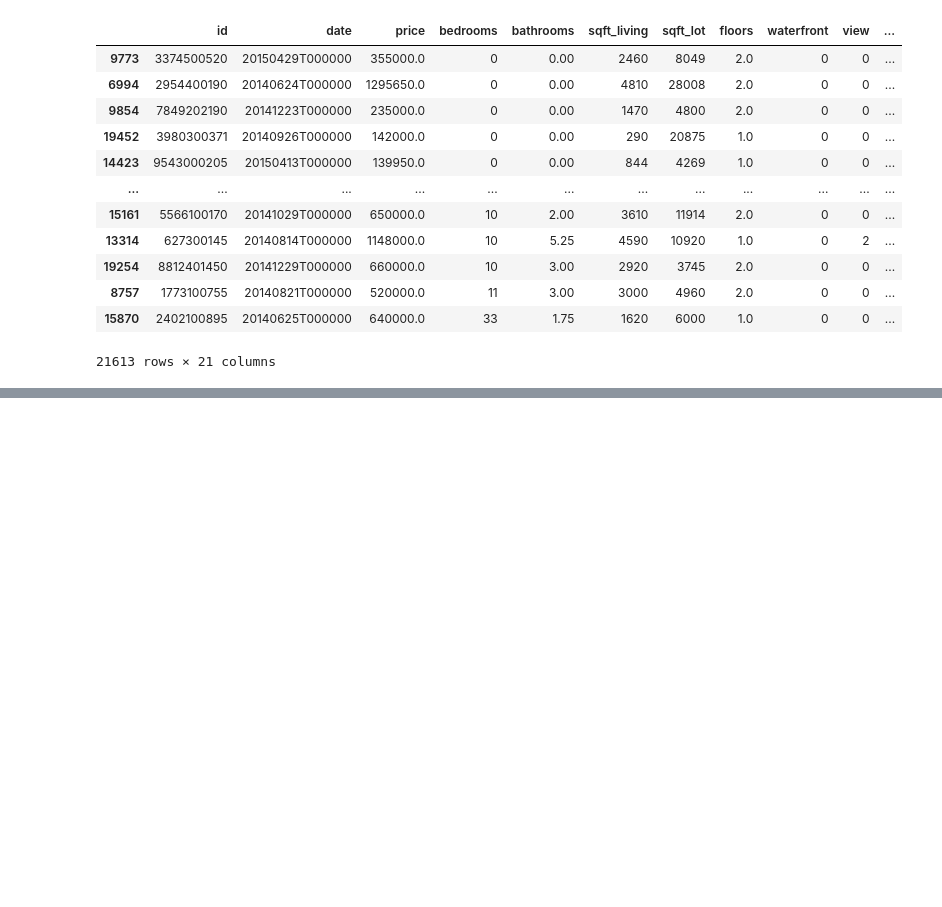
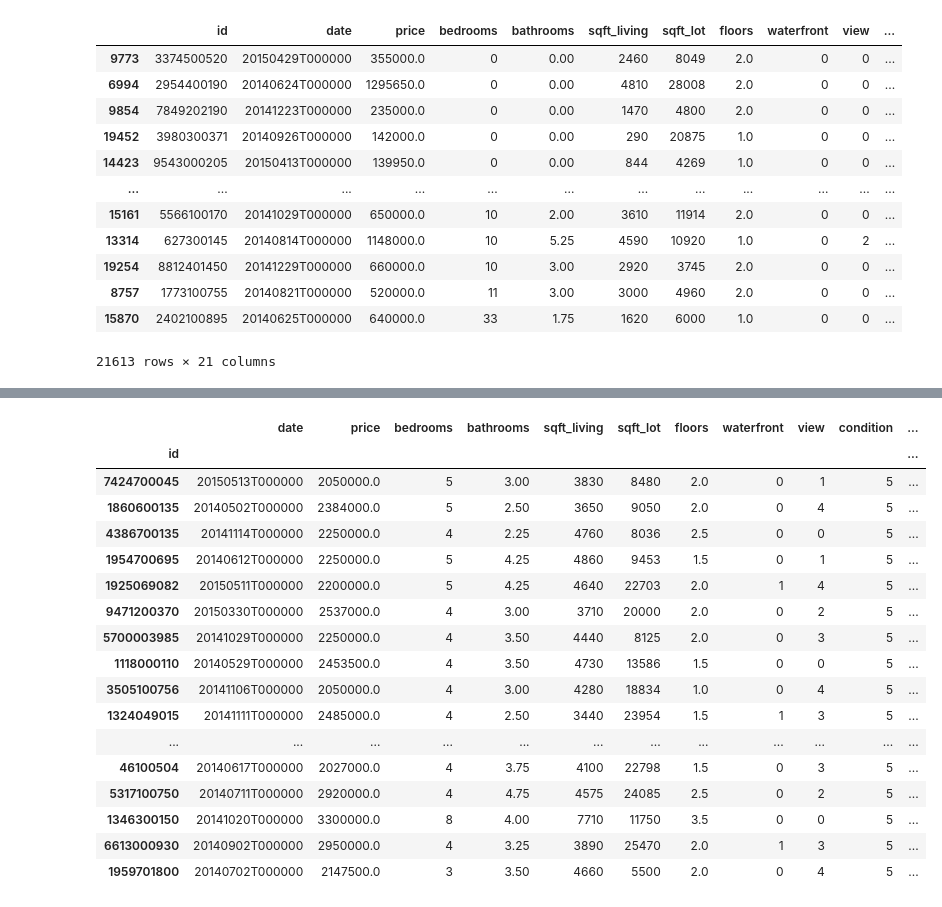
Before and after one commit to avichal077/python-data-science, a Jupyter notebook: pandas.ipynb, the cells around one changed output, grey strips where cells are left out. Cells and saved outputs as stored; diff of their text form; code cells hidden in the pictures; blank space fills up the shorter version.

```diff
--- a/pandas.ipynb
+++ b/pandas.ipynb
@@ -188,0 +572,21 @@ df.sort_values('bedrooms')
+# %%
+df.query('price > 2000000 and condition == 5')
+# %% [output]
+|  | date | price | bedrooms | bathrooms | sqft_living | sqft_lot | floors | waterfront | view | condition | ... |
+| id |  |  |  |  |  |  |  |  |  |  | ... |
+| 7424700045 | 20150513T000000 | 2050000.0 | 5 | 3.00 | 3830 | 8480 | 2.0 | 0 | 1 | 5 | ... |
+| 1860600135 | 20140502T000000 | 2384000.0 | 5 | 2.50 | 3650 | 9050 | 2.0 | 0 | 4 | 5 | ... |
+| 4386700135 | 20141114T000000 | 2250000.0 | 4 | 2.25 | 4760 | 8036 | 2.5 | 0 | 0 | 5 | ... |
+| 1954700695 | 20140612T000000 | 2250000.0 | 5 | 4.25 | 4860 | 9453 | 1.5 | 0 | 1 | 5 | ... |
+| 1925069082 | 20150511T000000 | 2200000.0 | 5 | 4.25 | 4640 | 22703 | 2.0 | 1 | 4 | 5 | ... |
+| 9471200370 | 20150330T000000 | 2537000.0 | 4 | 3.00 | 3710 | 20000 | 2.0 | 0 | 2 | 5 | ... |
+| 5700003985 | 20141029T000000 | 2250000.0 | 4 | 3.50 | 4440 | 8125 | 2.0 | 0 | 3 | 5 | ... |
+| 1118000110 | 20140529T000000 | 2453500.0 | 4 | 3.50 | 4730 | 13586 | 1.5 | 0 | 0 | 5 | ... |
+| 3505100756 | 20141106T000000 | 2050000.0 | 4 | 3.00 | 4280 | 18834 | 1.0 | 0 | 4 | 5 | ... |
+| 1324049015 | 20141111T000000 | 2485000.0 | 4 | 2.50 | 3440 | 23954 | 1.5 | 1 | 3 | 5 | ... |
+| ... | ... | ... | ... | ... | ... | ... | ... | ... | ... | ... | ... |
+| 46100504 | 20140617T000000 | 2027000.0 | 4 | 3.75 | 4100 | 22798 | 1.5 | 0 | 3 | 5 | ... |
+| 5317100750 | 20140711T000000 | 2920000.0 | 4 | 4.75 | 4575 | 24085 | 2.5 | 0 | 2 | 5 | ... |
+| 1346300150 | 20141020T000000 | 3300000.0 | 8 | 4.00 | 7710 | 11750 | 3.5 | 0 | 0 | 5 | ... |
+| 6613000930 | 20140902T000000 | 2950000.0 | 4 | 3.25 | 3890 | 25470 | 2.0 | 1 | 3 | 5 | ... |
+| 1959701800 | 20140702T000000 | 2147500.0 | 3 | 3.50 | 4660 | 5500 | 2.0 | 0 | 4 | 5 | ... |
```
Also changed, not shown: parts of 30 cells of this notebook.
